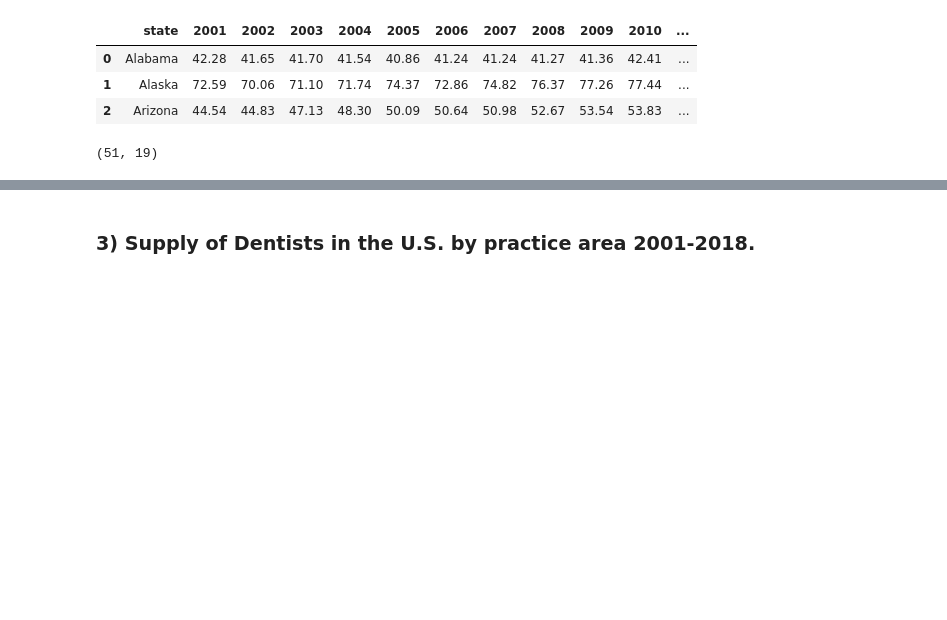
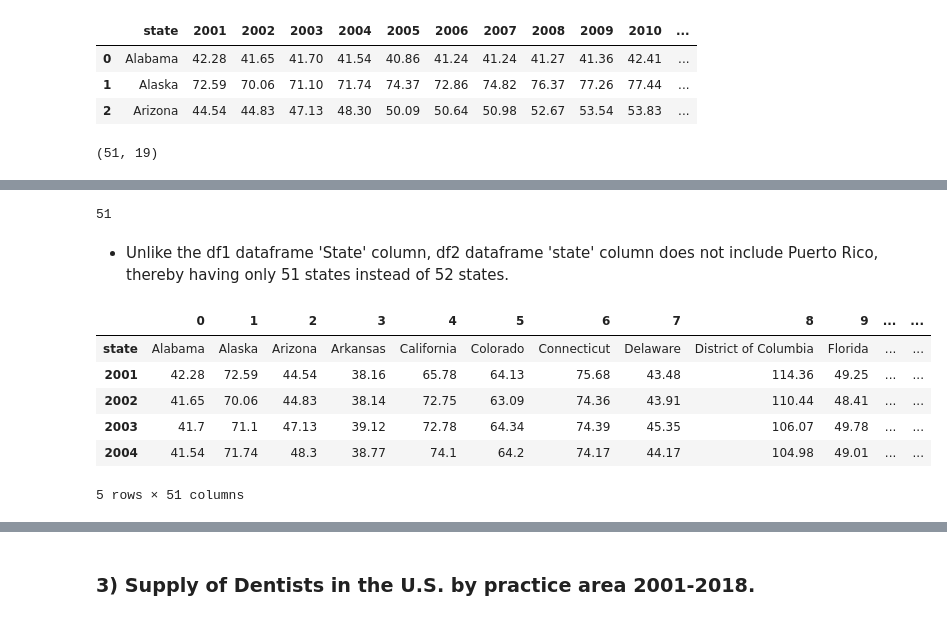
Before and after one commit to mhan1/Capstone-Project, a Jupyter notebook: Minyeong Han_Capstone Coding Beachhead.ipynb, the cells around one changed output, grey strips where cells are left out. Saved outputs shown, nothing was run; the diff lists cells and outputs as text; code cells hidden in the pictures; blank space fills up the shorter version.

```diff
--- a/Minyeong Han_Capstone Coding Beachhead.ipynb
+++ b/Minyeong Han_Capstone Coding Beachhead.ipynb
@@ -249,0 +361,19 @@ df2.shape
+# %%
+#checking the number of states in the df2 dataframe
+len(df2['state'])
+# %% [output]
+51
+# %% [markdown]
+- Unlike the df1 dataframe 'State' column, df2 dataframe 'state' column does not include Puerto Rico, thereby having only 51 states instead of 52 states.
+# %%
+#transposing the dataframe
+df2 = df2.T
+df2.head()
+# %% [output]
+|  | 0 | 1 | 2 | 3 | 4 | 5 | 6 | 7 | 8 | 9 | ... | ... |
+| state | Alabama | Alaska | Arizona | Arkansas | California | Colorado | Connecticut | Delaware | District of Columbia | Florida | ... | ... |
+| 2001 | 42.28 | 72.59 | 44.54 | 38.16 | 65.78 | 64.13 | 75.68 | 43.48 | 114.36 | 49.25 | ... | ... |
+| 2002 | 41.65 | 70.06 | 44.83 | 38.14 | 72.75 | 63.09 | 74.36 | 43.91 | 110.44 | 48.41 | ... | ... |
+| 2003 | 41.7 | 71.1 | 47.13 | 39.12 | 72.78 | 64.34 | 74.39 | 45.35 | 106.07 | 49.78 | ... | ... |
+| 2004 | 41.54 | 71.74 | 48.3 | 38.77 | 74.1 | 64.2 | 74.17 | 44.17 | 104.98 | 49.01 | ... | ... |
+5 rows × 51 columns
```
Also changed, not shown: parts of 38 cells of this notebook.
